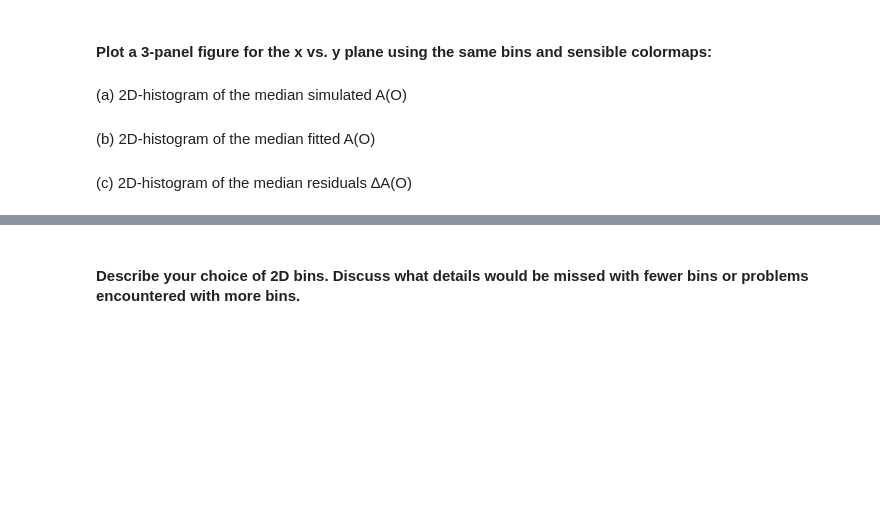
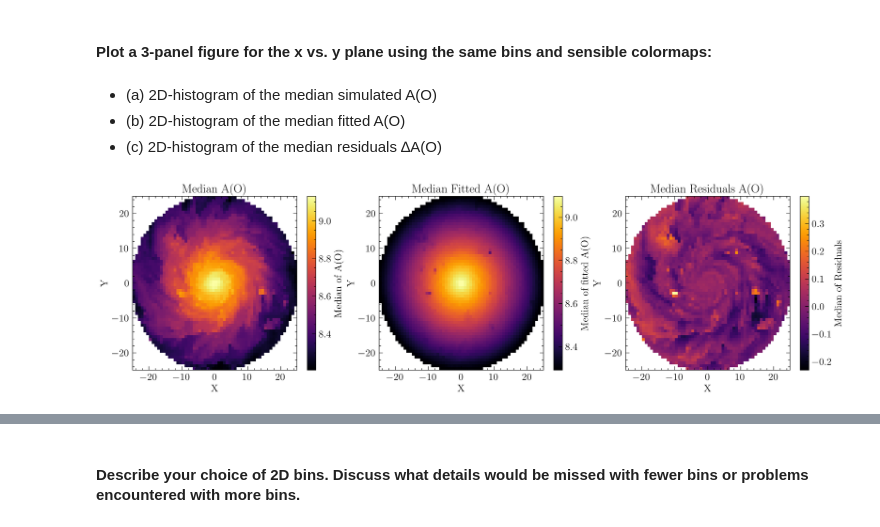
Before and after one commit to gkb21/ASTR4004_assignment3, a Jupyter notebook: assignment_3.ipynb, the cells around one changed output, grey strips where cells are left out. Drawn from its saved outputs; the diff is of its cells as text; code cells hidden in the pictures; blank space fills up the shorter version.

```diff
--- a/assignment_3.ipynb
+++ b/assignment_3.ipynb
@@ -427,8 +429,6 @@ Notes:
 # %% [markdown]
 #### Plot a 3-panel figure for the x vs. y plane using the same bins and sensible colormaps:
 # %% [markdown]
-(a) 2D-histogram of the median simulated A(O)
+- (a) 2D-histogram of the median simulated A(O)
+- (b) 2D-histogram of the median fitted A(O)
+- (c) 2D-histogram of the median residuals ∆A(O)
-# %% [markdown]
-(b) 2D-histogram of the median fitted A(O)
-# %% [markdown]
-(c) 2D-histogram of the median residuals ∆A(O)
@@ -434,0 +437,36 @@ Notes:
+# %%
+# Binned statistics for 2D histograms
+median_AO, xedges, yedges, binnumber = binned_statistic_2d(x, y, A_O, statistic='median', bins=mybins)
+median_fit, xedges, yedges, binnumber = binned_statistic_2d(x, y, linear_model.predict(x_with_intercept), statistic='median', bins=mybins)
+median_residuals, xedges, yedges, binnumber = binned_statistic_2d(x, y, residuals, statistic='median', bins=mybins)
+
+
+
+# Create figure for 2D histograms
+fig, axs = plt.subplots(1, 3, figsize=(20, 5))
+
+# First panel: 2D Histogram (binned stats) colored by median A(O)
+h1 = axs[0].imshow(median_AO.T, origin='lower', aspect='auto', extent=[xedges[0], xedges[-1], yedges[0], yedges[-1]], cmap='inferno')
+axs[0].set_title('Median A(O)')
+axs[0].set_xlabel("X")
+axs[0].set_ylabel("Y")
+plt.colorbar(h1, ax=axs[0],label="Median of A(O)")
+
+# Second panel: 2D Histogram (binned stats) colored by median fitted A(O)
+h2 = axs[1].imshow(median_fit.T, origin='lower', aspect='auto', extent=[xedges[0], xedges[-1], yedges[0], yedges[-1]], cmap='inferno')
+axs[1].set_title('Median Fitted A(O)')
+axs[1].set_xlabel("X")
+axs[1].set_ylabel("Y")
+plt.colorbar(h2, ax=axs[1],label="Median of fitted A(O)")
+
+# Third panel: 2D Histogram (binned stats) colored by median residuals
+h3 = axs[2].imshow(median_residuals.T, origin='lower', aspect='auto', extent=[xedges[0], xedges[-1], yedges[0], yedges[-1]], cmap='inferno')
+axs[2].set_title('Median Residuals A(O)')
+axs[2].set_xlabel("X")
+axs[2].set_ylabel("Y")
+plt.colorbar(h3, ax=axs[2],label="Median of Residuals")
+
+plt.savefig('figures/2D_histograms_AO.png', bbox_inches='tight')
+plt.show()
+# %% [output]
+[figure, added]
```
Also changed, not shown: parts of 10 cells of this notebook, 3 other files.
